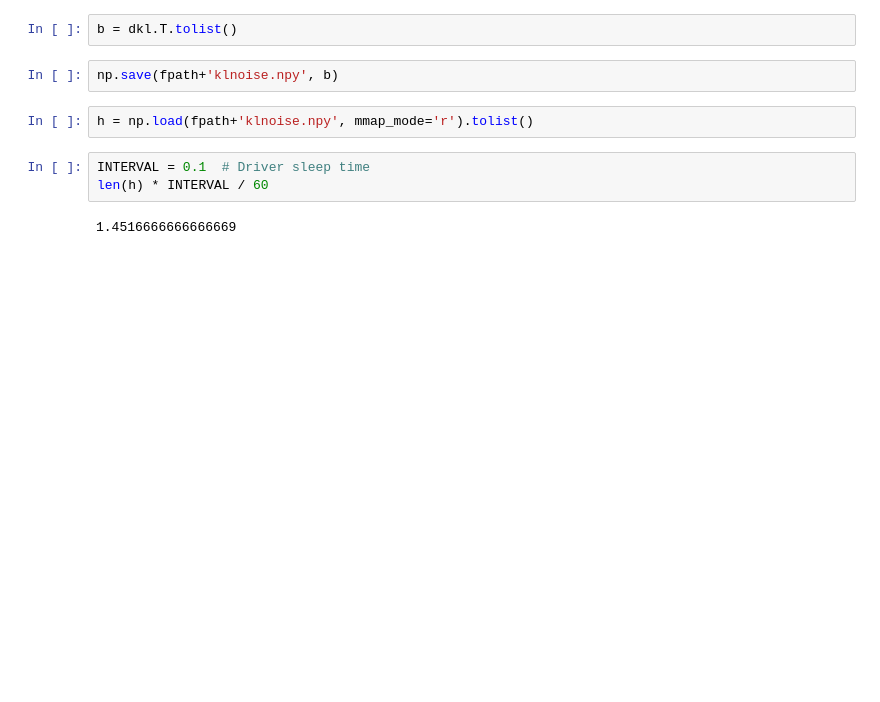
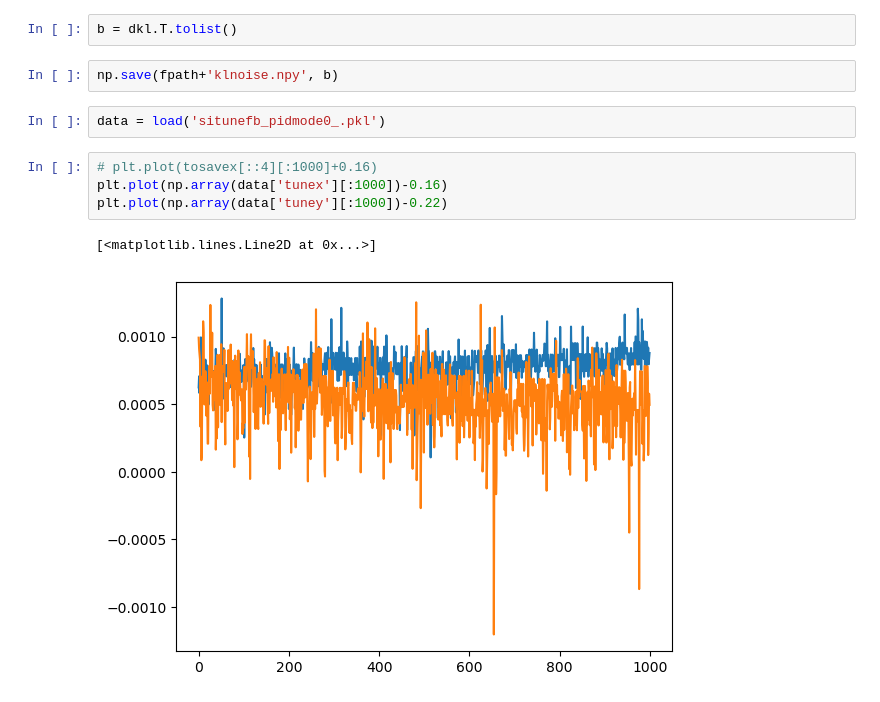
Before and after one commit to lnls-sirius/dev-packages, a Jupyter notebook: siriuspy/siriuspy/opticscorr/get_plain_noise.ipynb, the cells around one changed output. Drawn from its saved outputs; the diff is of its cells as text; blank space fills up the shorter version.

```diff
--- a/siriuspy/siriuspy/opticscorr/get_plain_noise.ipynb
+++ b/siriuspy/siriuspy/opticscorr/get_plain_noise.ipynb
@@ -158,10 +168,12 @@ dkl.shape
 b = dkl.T.tolist()
 # %%
 np.save(fpath+'klnoise.npy', b)
-# %%
-h = np.load(fpath+'klnoise.npy', mmap_mode='r').tolist()
-# %%
-INTERVAL = 0.1  # Driver sleep time
-len(h) * INTERVAL / 60
-# %% [output]
-1.4516666666666669
+# %%
+data = load('situnefb_pidmode0_.pkl')
+# %%
+# plt.plot(tosavex[::4][:1000]+0.16)
+plt.plot(np.array(data['tunex'][:1000])-0.16)
+plt.plot(np.array(data['tuney'][:1000])-0.22)
+# %% [output]
+[<matplotlib.lines.Line2D at 0x...>]
+[figure, added]
```
Also changed, not shown: parts of 10 cells of this notebook, 15 other files.
